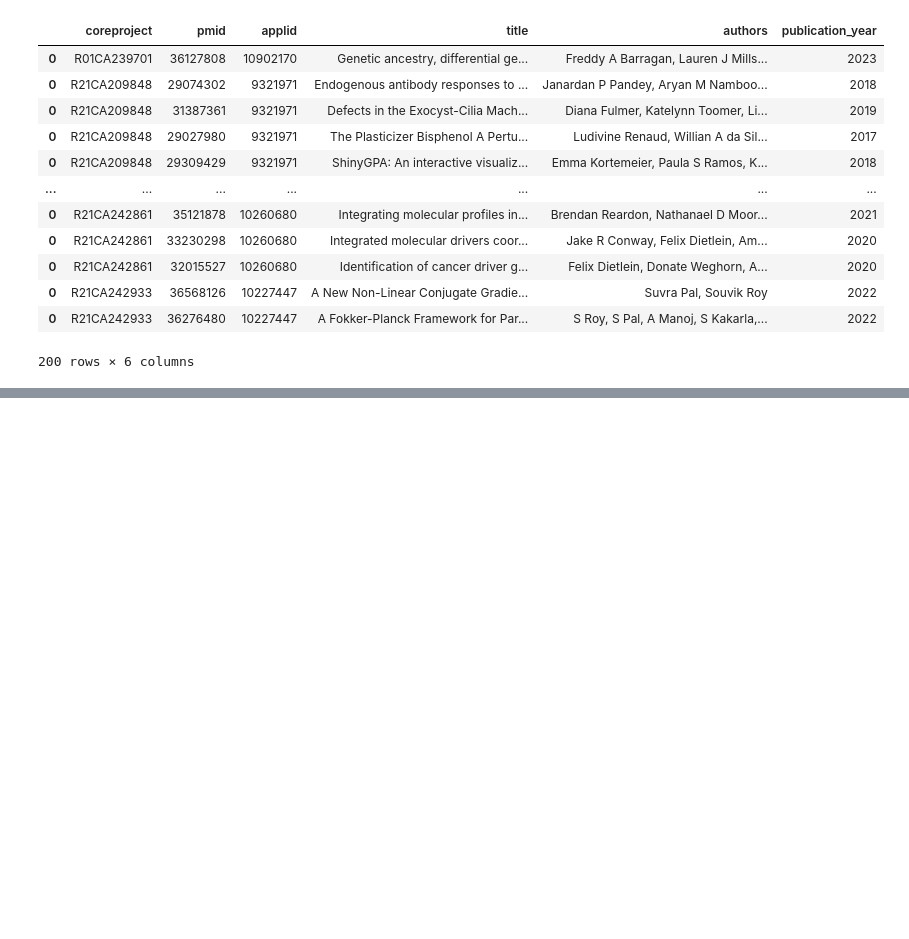
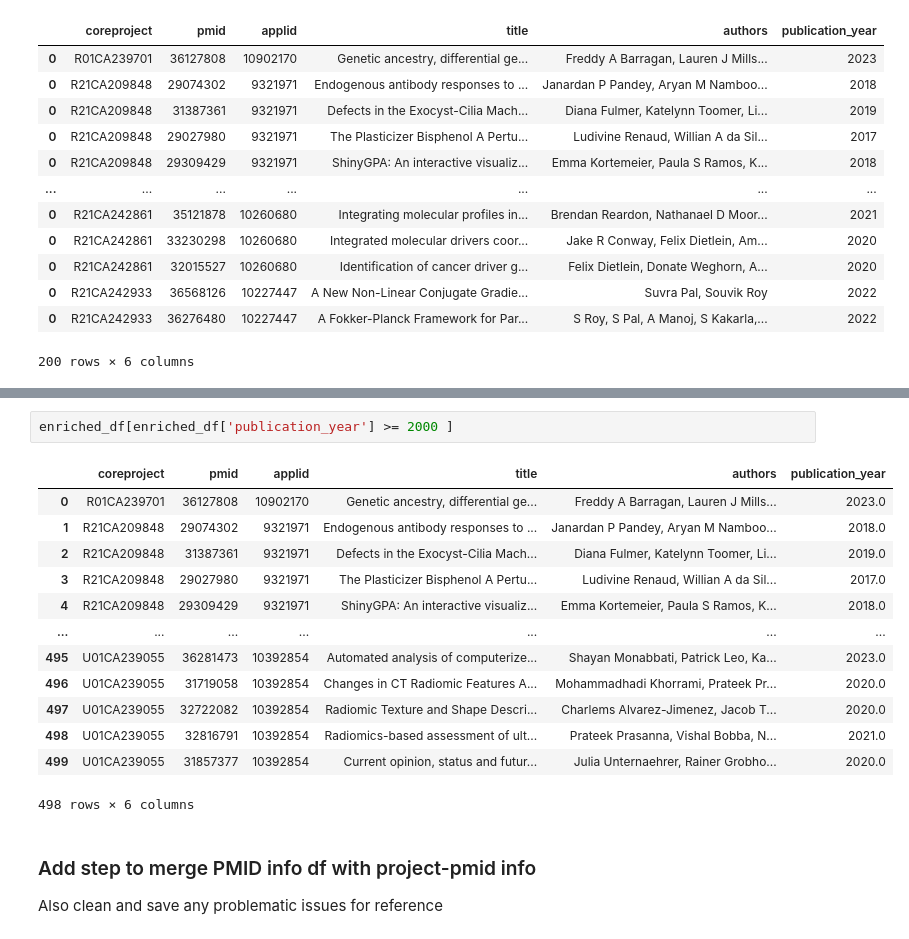
Before and after one commit to CBIIT/INS-Data, a Jupyter notebook: notebooks/07_gather_publications.ipynb, the cells around one changed output, grey strips where cells are left out. Drawn from its saved outputs; the diff is of its cells as text; blank space fills up the shorter version.

```diff
--- a/notebooks/07_gather_publications.ipynb
+++ b/notebooks/07_gather_publications.ipynb
@@ -1037,0 +1563,19 @@ df_pub_info
+# %%
+enriched_df[enriched_df['publication_year'] >= 2000 ]
+# %% [output]
+|  | coreproject | pmid | applid | title | authors | publication_year |
+| 0 | R01CA239701 | 36127808 | 10902170 | Genetic ancestry, differential ge... | Freddy A Barragan, Lauren J Mills... | 2023.0 |
+| 1 | R21CA209848 | 29074302 | 9321971 | Endogenous antibody responses to ... | Janardan P Pandey, Aryan M Namboo... | 2018.0 |
+| 2 | R21CA209848 | 31387361 | 9321971 | Defects in the Exocyst-Cilia Mach... | Diana Fulmer, Katelynn Toomer, Li... | 2019.0 |
+| 3 | R21CA209848 | 29027980 | 9321971 | The Plasticizer Bisphenol A Pertu... | Ludivine Renaud, Willian A da Sil... | 2017.0 |
+| 4 | R21CA209848 | 29309429 | 9321971 | ShinyGPA: An interactive visualiz... | Emma Kortemeier, Paula S Ramos, K... | 2018.0 |
+| ... | ... | ... | ... | ... | ... | ... |
+| 495 | U01CA239055 | 36281473 | 10392854 | Automated analysis of computerize... | Shayan Monabbati, Patrick Leo, Ka... | 2023.0 |
+| 496 | U01CA239055 | 31719058 | 10392854 | Changes in CT Radiomic Features A... | Mohammadhadi Khorrami, Prateek Pr... | 2020.0 |
+| 497 | U01CA239055 | 32722082 | 10392854 | Radiomic Texture and Shape Descri... | Charlems Alvarez-Jimenez, Jacob T... | 2020.0 |
+| 498 | U01CA239055 | 32816791 | 10392854 | Radiomics-based assessment of ult... | Prateek Prasanna, Vishal Bobba, N... | 2021.0 |
+| 499 | U01CA239055 | 31857377 | 10392854 | Current opinion, status and futur... | Julia Unternaehrer, Rainer Grobho... | 2020.0 |
+498 rows × 6 columns
+# %% [markdown]
+### Add step to merge PMID info df with project-pmid info
+Also clean and save any problematic issues for reference
```
Also changed, not shown: parts of 41 cells of this notebook.
